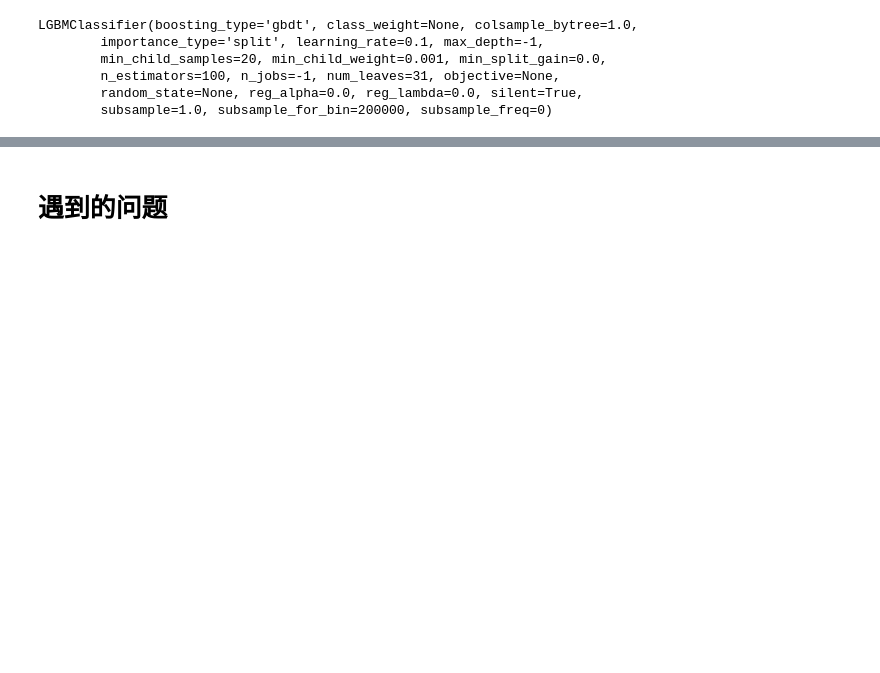
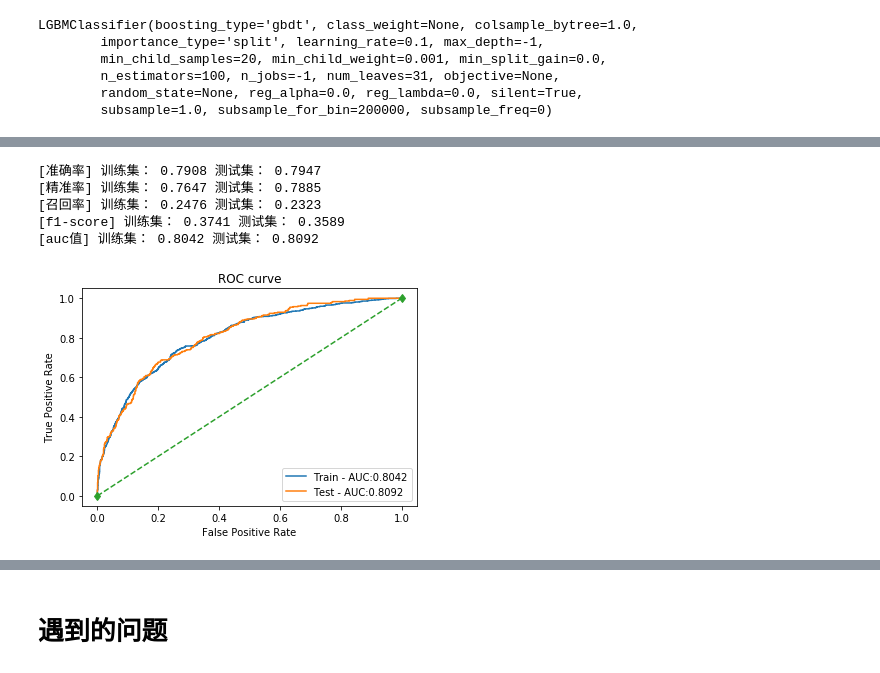
Before and after one commit to libihan/Exercise-ML, a Jupyter notebook: Finance.ipynb, the cells around one changed output, grey strips where cells are left out. Drawn from its saved outputs; the diff is of its cells as text; code cells hidden in the pictures; blank space fills up the shorter version.

```diff
--- a/Finance.ipynb
+++ b/Finance.ipynb
@@ -340,0 +321,10 @@ print('测试集：', '%.6f'%f1_score(y_test, y_test_pred))
+# %%
+# 线性SVM
+model_metrics(svm_linear, X_train, X_test, y_train, y_test)
+# %% [output]
+[准确率] 训练集： 0.7908 测试集： 0.7947
+[精准率] 训练集： 0.7647 测试集： 0.7885
+[召回率] 训练集： 0.2476 测试集： 0.2323
+[f1-score] 训练集： 0.3741 测试集： 0.3589
+[auc值] 训练集： 0.8042 测试集： 0.8092
+[figure, added]
```
Also changed, not shown: parts of 35 cells of this notebook.
